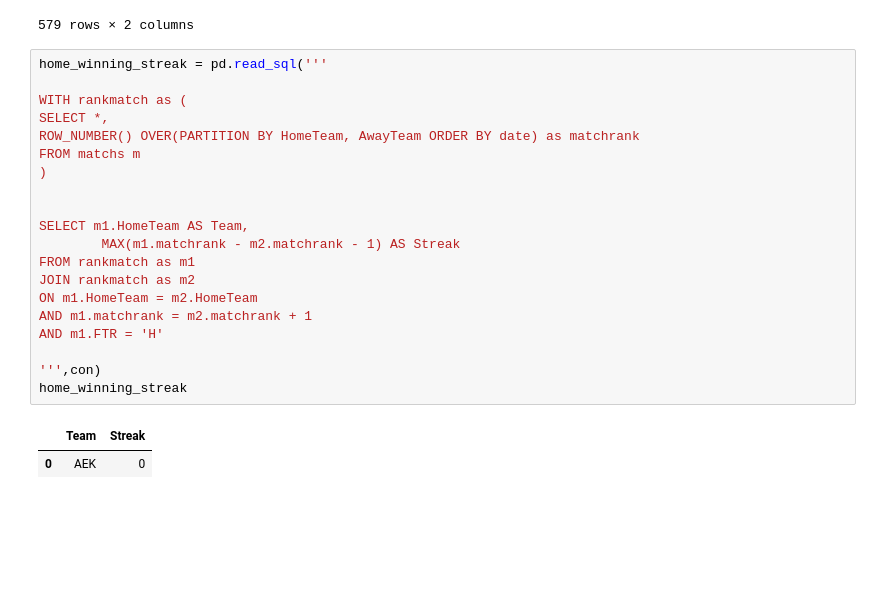
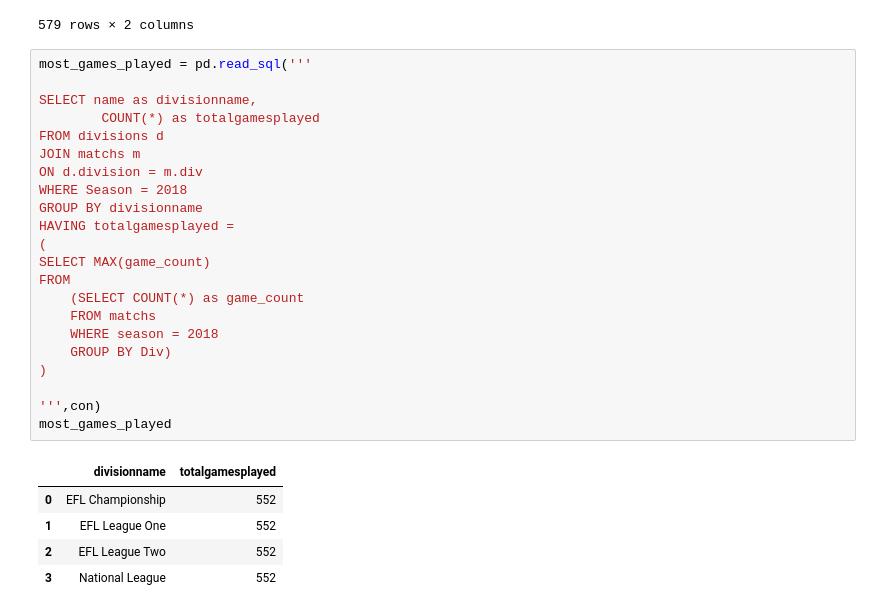
Before and after one commit to ddcots24/European_Football, a Jupyter notebook: European_Football_Analysis.ipynb, the cells around one changed output. Drawn from its saved outputs; the diff is of its cells as text; blank space fills up the shorter version.

Commit message:
division with most games played in 2019

```diff
--- a/European_Football_Analysis.ipynb
+++ b/European_Football_Analysis.ipynb
@@ -339,26 +339,31 @@ winning_streak
 | 577 | Zaragoza | 0 |
 | 578 | Zwolle | 0 |
 579 rows × 2 columns
-# %%
-home_winning_streak = pd.read_sql('''
-
-WITH rankmatch as (
-SELECT *,
-ROW_NUMBER() OVER(PARTITION BY HomeTeam, AwayTeam ORDER BY date) as matchrank
-FROM matchs m
-)
-
-
-SELECT m1.HomeTeam AS Team,
-        MAX(m1.matchrank - m2.matchrank - 1) AS Streak
-FROM rankmatch as m1
-JOIN rankmatch as m2
-ON m1.HomeTeam = m2.HomeTeam
-AND m1.matchrank = m2.matchrank + 1
-AND m1.FTR = 'H'
-
-''',con)
-home_winning_streak
-# %% [output]
-|  | Team | Streak |
-| 0 | AEK | 0 |
+# %%
+most_games_played = pd.read_sql('''
+
+SELECT name as divisionname,
+        COUNT(*) as totalgamesplayed
+FROM divisions d
+JOIN matchs m
+ON d.division = m.div
+WHERE Season = 2018
+GROUP BY divisionname
+HAVING totalgamesplayed =
+(
+SELECT MAX(game_count)
+FROM
+    (SELECT COUNT(*) as game_count
+    FROM matchs
+    WHERE season = 2018
+    GROUP BY Div)
+)
+
+''',con)
+most_games_played
+# %% [output]
+|  | divisionname | totalgamesplayed |
+| 0 | EFL Championship | 552 |
+| 1 | EFL League One | 552 |
+| 2 | EFL League Two | 552 |
+| 3 | National League | 552 |
```
